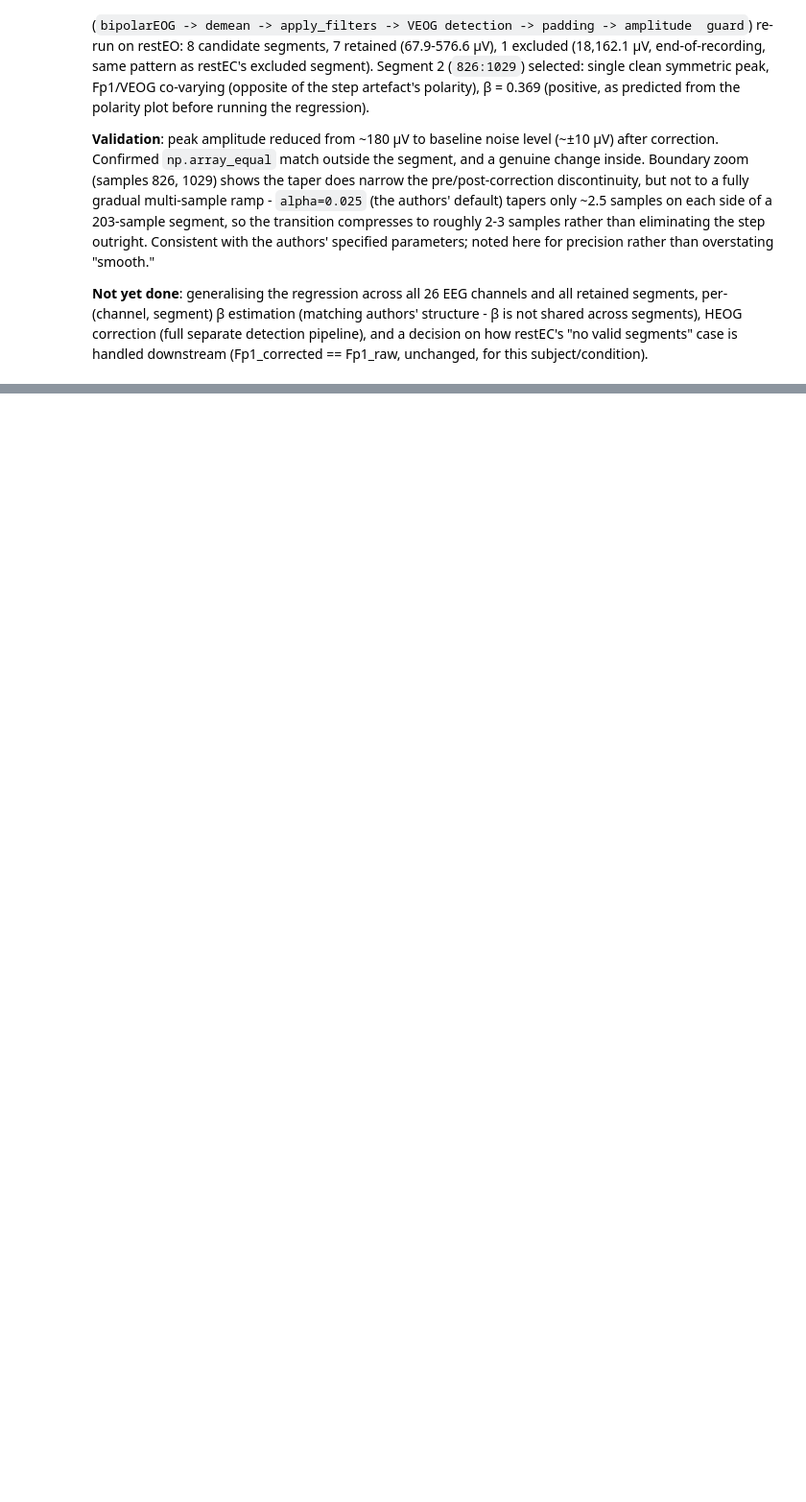
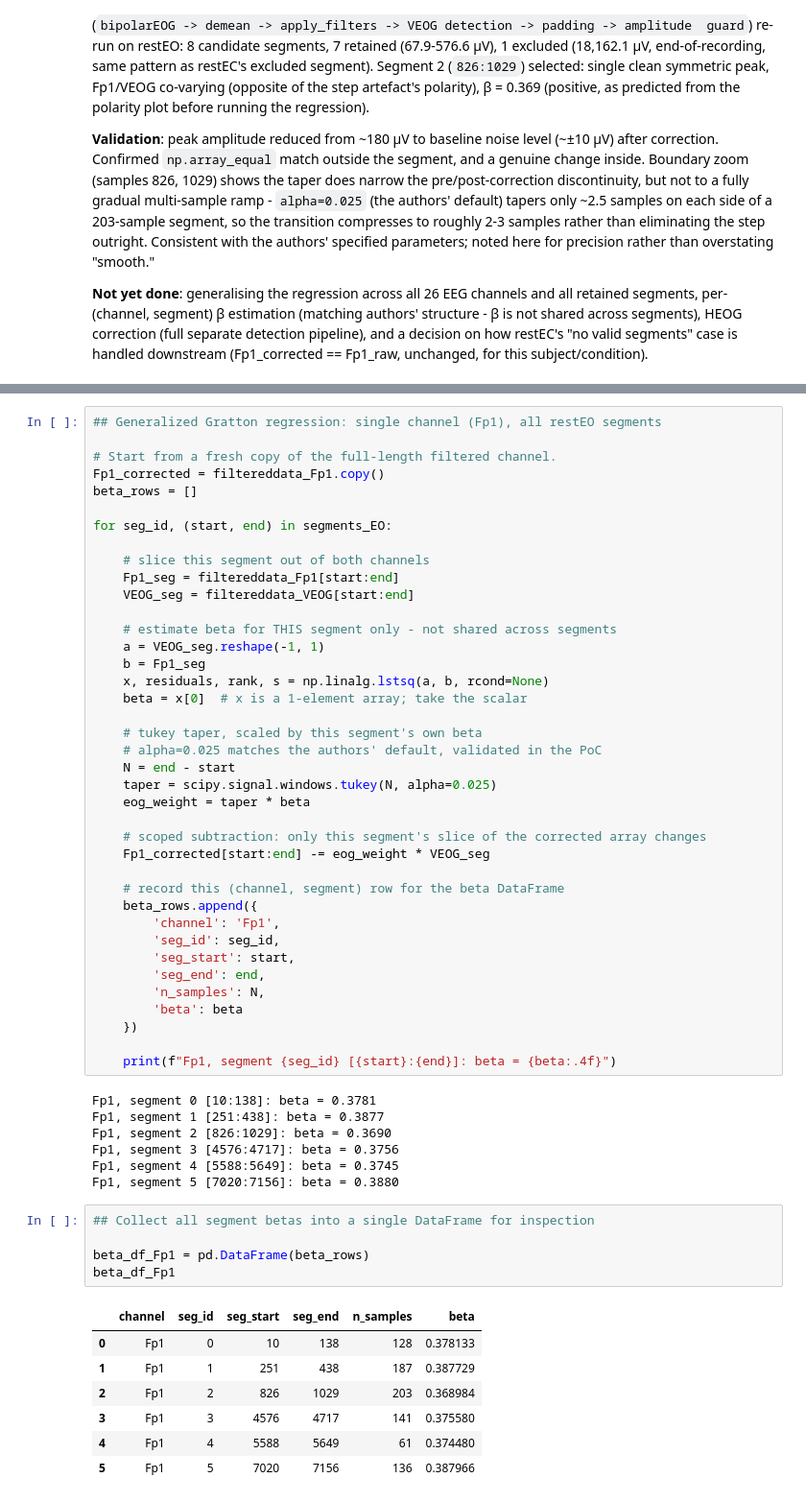
Before and after one commit to romy-weinstock/eeg-rtms-response-prediction, a Jupyter notebook: notebooks/02_preprocessing_pilot.ipynb, the cells around one changed output, grey strips where cells are left out. Shown at 96% size. Drawn from its saved outputs; the diff is of its cells as text; blank space fills up the shorter version.

```diff
--- a/notebooks/02_preprocessing_pilot.ipynb
+++ b/notebooks/02_preprocessing_pilot.ipynb
@@ -1126,0 +1171,59 @@ unchanged, for this subject/condition).
+# %%
+## Generalized Gratton regression: single channel (Fp1), all restEO segments
+
+# Start from a fresh copy of the full-length filtered channel.
+Fp1_corrected = filtereddata_Fp1.copy()
+beta_rows = []
+
+for seg_id, (start, end) in segments_EO:
+
+    # slice this segment out of both channels
+    Fp1_seg = filtereddata_Fp1[start:end]
+    VEOG_seg = filtereddata_VEOG[start:end]
+
+    # estimate beta for THIS segment only - not shared across segments
+    a = VEOG_seg.reshape(-1, 1)
+    b = Fp1_seg
+    x, residuals, rank, s = np.linalg.lstsq(a, b, rcond=None)
+    beta = x[0]  # x is a 1-element array; take the scalar
+
+    # tukey taper, scaled by this segment's own beta
+    # alpha=0.025 matches the authors' default, validated in the PoC
+    N = end - start
+    taper = scipy.signal.windows.tukey(N, alpha=0.025)
+    eog_weight = taper * beta
+
+    # scoped subtraction: only this segment's slice of the corrected array changes
+    Fp1_corrected[start:end] -= eog_weight * VEOG_seg
+
+    # record this (channel, segment) row for the beta DataFrame
+    beta_rows.append({
+        'channel': 'Fp1',
+        'seg_id': seg_id,
+        'seg_start': start,
+        'seg_end': end,
+        'n_samples': N,
+        'beta': beta
+    })
+
+    print(f"Fp1, segment {seg_id} [{start}:{end}]: beta = {beta:.4f}")
+# %% [output]
+Fp1, segment 0 [10:138]: beta = 0.3781
+Fp1, segment 1 [251:438]: beta = 0.3877
+Fp1, segment 2 [826:1029]: beta = 0.3690
+Fp1, segment 3 [4576:4717]: beta = 0.3756
+Fp1, segment 4 [5588:5649]: beta = 0.3745
+Fp1, segment 5 [7020:7156]: beta = 0.3880
+# %%
+## Collect all segment betas into a single DataFrame for inspection
+
+beta_df_Fp1 = pd.DataFrame(beta_rows)
+beta_df_Fp1
+# %% [output]
+|  | channel | seg_id | seg_start | seg_end | n_samples | beta |
+| 0 | Fp1 | 0 | 10 | 138 | 128 | 0.378133 |
+| 1 | Fp1 | 1 | 251 | 438 | 187 | 0.387729 |
+| 2 | Fp1 | 2 | 826 | 1029 | 203 | 0.368984 |
+| 3 | Fp1 | 3 | 4576 | 4717 | 141 | 0.375580 |
+| 4 | Fp1 | 4 | 5588 | 5649 | 61 | 0.374480 |
+| 5 | Fp1 | 5 | 7020 | 7156 | 136 | 0.387966 |
```
Also changed, not shown: parts of 8 cells of this notebook, 1 other file.
